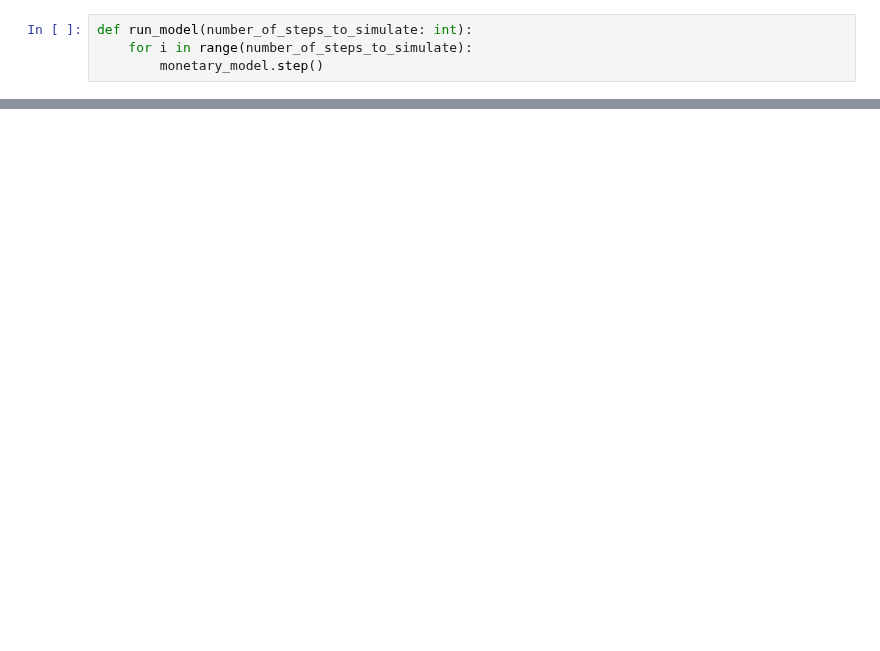
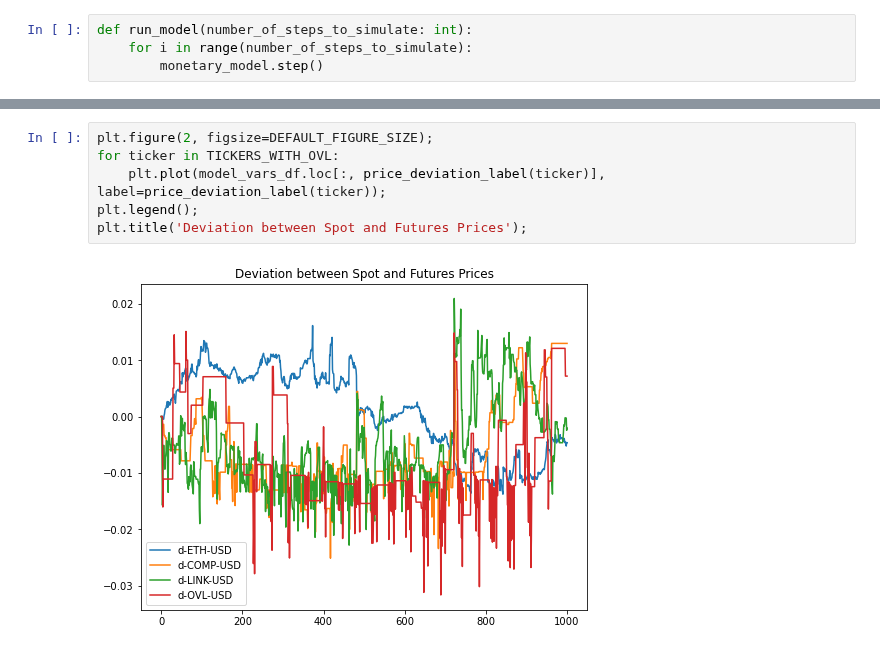
Before and after one commit to overlay-market/overlay-monetary, a Jupyter notebook: notebooks/Agent Based Simulation Performance Analysis.ipynb, the cells around one changed output, grey strips where cells are left out. Cells and saved outputs as stored; diff of their text form; blank space fills up the shorter version.

```diff
--- a/notebooks/Agent Based Simulation Performance Analysis.ipynb
+++ b/notebooks/Agent Based Simulation Performance Analysis.ipynb
@@ -167,0 +234,8 @@ def run_model(number_of_steps_to_simulate: int):
+# %%
+plt.figure(2, figsize=DEFAULT_FIGURE_SIZE);
+for ticker in TICKERS_WITH_OVL:
+    plt.plot(model_vars_df.loc[:, price_deviation_label(ticker)], label=price_deviation_label(ticker));
+plt.legend();
+plt.title('Deviation between Spot and Futures Prices');
+# %% [output]
+[figure, added]
```
Also changed, not shown: parts of 19 cells of this notebook, 10 other files.
